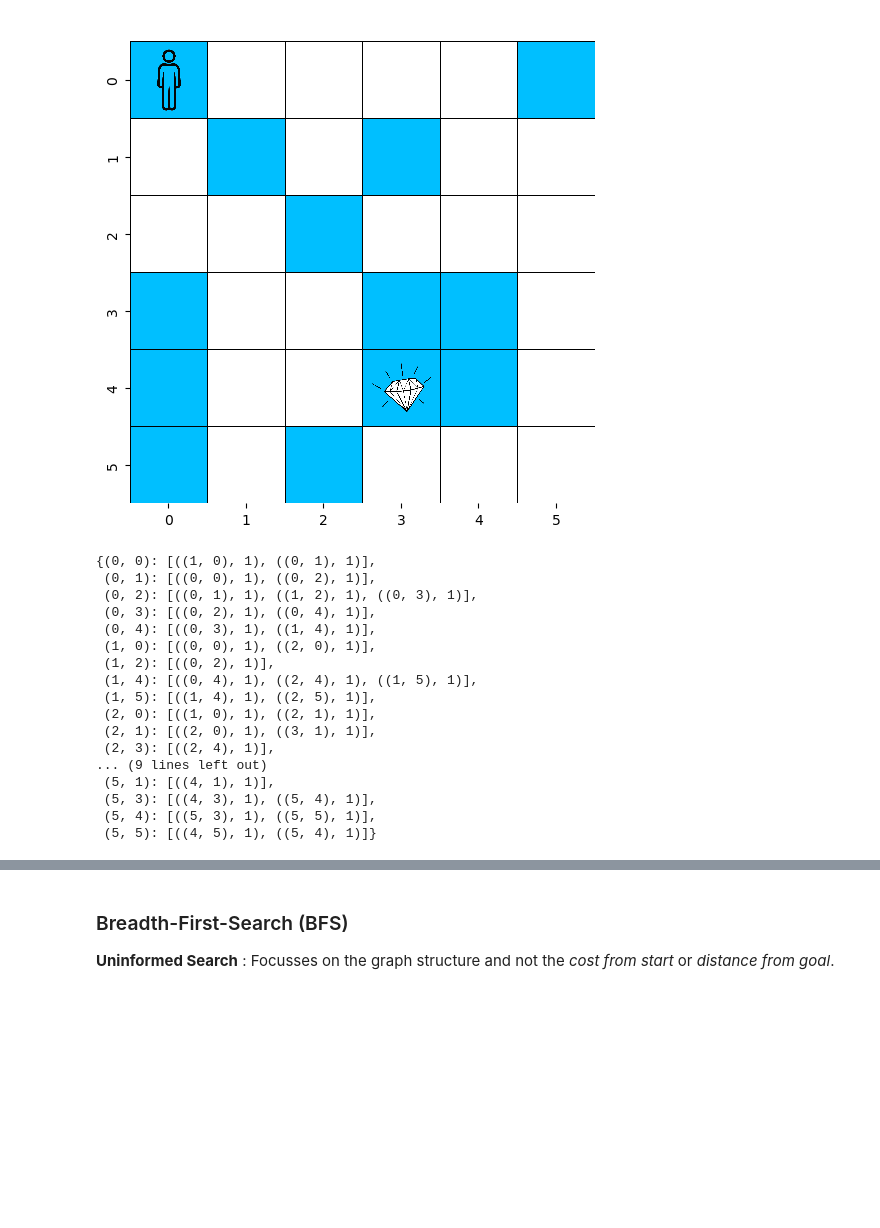
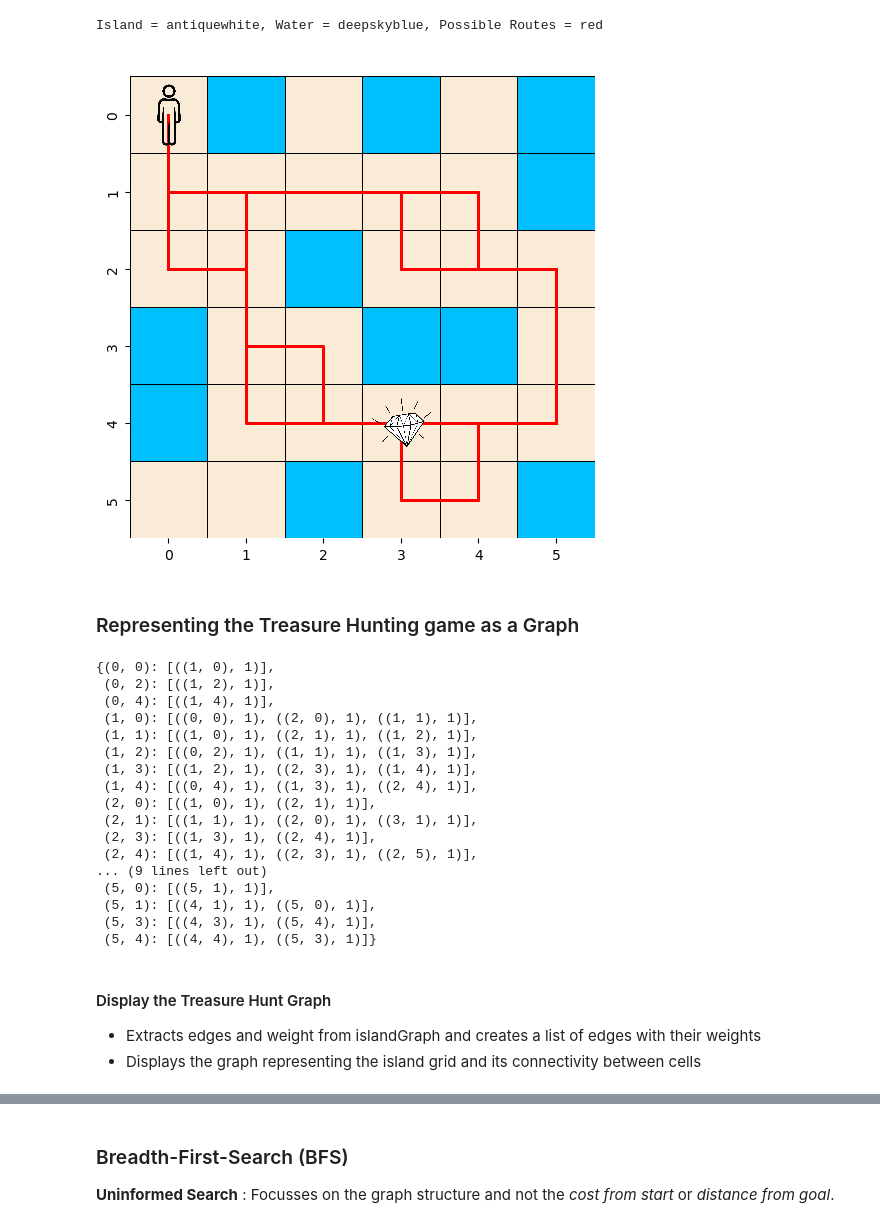
Before and after one commit to cianmung/SC1015---Lab8, a Jupyter notebook: Lab8-Search algorithm.ipynb, the cells around one changed output, grey strips where cells are left out. Cells and saved outputs as stored; diff of their text form; code cells hidden in the pictures; blank space fills up the shorter version.

```diff
--- a/Lab8-Search algorithm.ipynb
+++ b/Lab8-Search algorithm.ipynb
@@ -86,14 +140,14 @@ def showBinaryGameProblem(thunt, start, goal):
 # %%
-# Create the Island
-# 0 : empty cell, reachable within a path
-# 1 : blocked cell or wall, not reachable
+# Create the Island and Water path
+# 0 : island, reachable within a path -> '\u25a9'
+# 1 : water, not reachable -> '.'
 
-thunt = [[0, 0, 0, 0, 0, 1],
-        [0, 1, 0, 1, 0, 0],
+thunt = [[0, 1, 0, 1, 0, 1],
+        [0, 0, 0, 0, 0, 1],
         [0, 0, 1, 0, 0, 0],
         [1, 0, 0, 1, 1, 0],
-        [1, 0, 0, 0, 1, 0],
-        [1, 0, 1, 0, 0, 0]]
+        [1, 0, 0, 0, 0, 0],
+        [0, 0, 1, 0, 0, 1]]
 
 
 # Convert to a NumPy array
@@ -101,6 +155,7 @@ thunt = np.array(thunt)
 
 # Print the island using helper functions
 print("Treasure hunting's dimensions", thunt.shape)
+print("Treasure Hunting in Grid Representation:")
 printBinaryGame(thunt)
 # %% [output]
 Treasure hunting's dimensions (6, 6)
@@ -118,11 +184,19 @@ showBinaryGame(thunt)
 # %%
 START = (0,0)
 GOAL = (4,3)
 
-# Show the island using helper functions
-showBinaryGameProblem(thunt, START, GOAL)
+# Find routes from start to goal
+routes = findRoutes(thunt, START, GOAL)
+
+print("Island = antiquewhite, Water = deepskyblue, Possible Routes = red")
+
+# Show the island with start, goal, and routes
+showBinaryGameProblem(thunt, START, GOAL, routes)
 # %% [output]
+Island = antiquewhite, Water = deepskyblue, Possible Routes = red
-[figure, old version]
+[figure, new version]
+# %% [markdown]
+### Representing the Treasure Hunting game as a Graph
 # %%
 # Create a Graph class
 class IslandGraph(object):
@@ -183,23 +258,28 @@ islandgraph = island_to_graph(thunt)
 # Print the edges with weights
 islandgraph.all_edges()
 # %% [output]
-{(0, 0): [((1, 0), 1), ((0, 1), 1)],
- (0, 1): [((0, 0), 1), ((0, 2), 1)],
- (0, 2): [((0, 1), 1), ((1, 2), 1), ((0, 3), 1)],
- (0, 3): [((0, 2), 1), ((0, 4), 1)],
- (0, 4): [((0, 3), 1), ((1, 4), 1)],
- (1, 0): [((0, 0), 1), ((2, 0), 1)],
- (1, 2): [((0, 2), 1)],
- (1, 4): [((0, 4), 1), ((2, 4), 1), ((1, 5), 1)],
- (1, 5): [((1, 4), 1), ((2, 5), 1)],
+{(0, 0): [((1, 0), 1)],
+ (0, 2): [((1, 2), 1)],
+ (0, 4): [((1, 4), 1)],
+ (1, 0): [((0, 0), 1), ((2, 0), 1), ((1, 1), 1)],
+ (1, 1): [((1, 0), 1), ((2, 1), 1), ((1, 2), 1)],
+ (1, 2): [((0, 2), 1), ((1, 1), 1), ((1, 3), 1)],
+ (1, 3): [((1, 2), 1), ((2, 3), 1), ((1, 4), 1)],
+ (1, 4): [((0, 4), 1), ((1, 3), 1), ((2, 4), 1)],
  (2, 0): [((1, 0), 1), ((2, 1), 1)],
- (2, 1): [((2, 0), 1), ((3, 1), 1)],
- (2, 3): [((2, 4), 1)],
+ (2, 1): [((1, 1), 1), ((2, 0), 1), ((3, 1), 1)],
+ (2, 3): [((1, 3), 1), ((2, 4), 1)],
+ (2, 4): [((1, 4), 1), ((2, 3), 1), ((2, 5), 1)],
 ... (9 lines left out)
- (5, 1): [((4, 1), 1)],
+ (5, 0): [((5, 1), 1)],
+ (5, 1): [((4, 1), 1), ((5, 0), 1)],
  (5, 3): [((4, 3), 1), ((5, 4), 1)],
- (5, 4): [((5, 3), 1), ((5, 5), 1)],
- (5, 5): [((4, 5), 1), ((5, 4), 1)]}
+ (5, 4): [((4, 4), 1), ((5, 3), 1)]}
+# %% [markdown]
+#### Display the Treasure Hunt Graph
+
+- Extracts edges and weight from islandGraph and creates a list of edges with their weights
+- Displays the graph representing the island grid and its connectivity between cells
 # %%
 def showBinaryIslandGraph(islandGraph):
     ''' Display a graph using networkx
```
Also changed, not shown: parts of 21 cells of this notebook.
